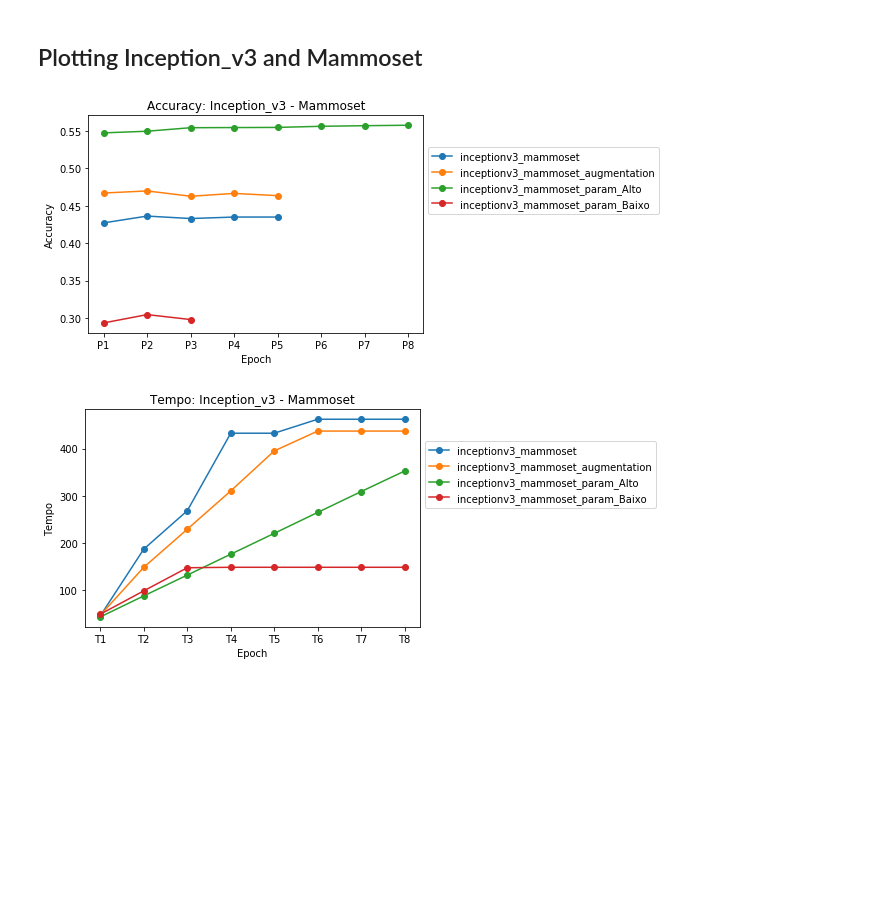
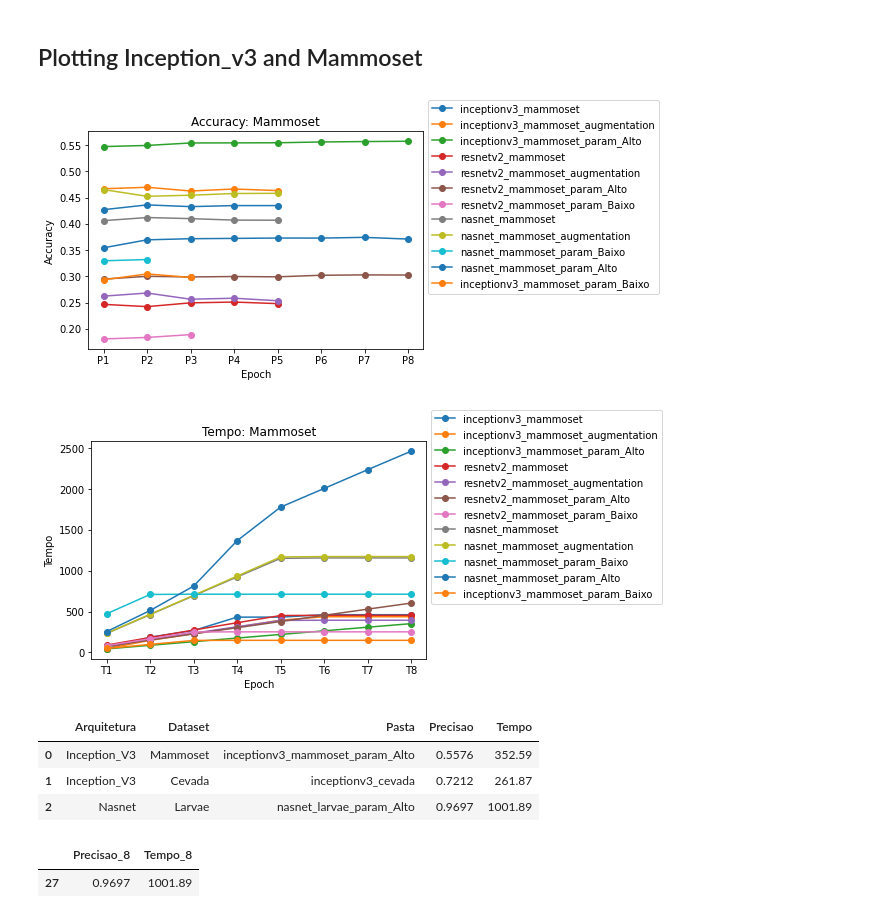
Before and after one commit to ViniciusLavorte/Python, a Jupyter notebook: Analise_TCC.ipynb, the cells around one changed output. Saved outputs shown, nothing was run; the diff lists cells and outputs as text; code cells hidden in the pictures; blank space fills up the shorter version.

```diff
--- a/Analise_TCC.ipynb
+++ b/Analise_TCC.ipynb
@@ -1,7 +1,7 @@
 # %%
 import numpy as np
 import pandas as pd
-import sqlalchemy as sqla
+#import sqlalchemy as sqla
 import matplotlib.pyplot as plt
-base = pd.read_csv('Resultados_TCC2 - eval.csv')
+base = pd.read_csv('Resultado_processado_TCC2_eval.csv',delimiter=';')
 # %%
@@ -139,7 +168,7 @@ plt.show()
 ## Inception_v3 and Mammoset
 # %%
 # Precisão Inception_v3 e Mammoset
-b = base.loc[(base.Amostra_Dados == 'mammoset') & (base.Rede == 'Inception_v3'),Precisao]
+b = base.loc[(base.Amostra_Dados == 'mammoset') & ((base.Rede == 'Resnet_v2')|(base.Rede == 'Nasnet')|(base.Rede == 'Inception_V3')),Precisao]
 bt = b.T
 bt.columns = bt.iloc[0]
 bt = bt.drop(['Pasta'])
@@ -149,7 +178,7 @@ bt.index = bt_row
 
 
 # Tempo Inception_v3 e Mammoset
-c = base.loc[(base.Amostra_Dados == 'mammoset') & (base.Rede == 'Inception_v3'),Tempo]
+c = base.loc[(base.Amostra_Dados == 'mammoset') & ((base.Rede == 'Resnet_v2')|(base.Rede == 'Nasnet')|(base.Rede == 'Inception_V3')),Tempo]
 ct = c.T
 ct.columns = ct.iloc[0]
 ct = ct.drop(['Pasta'])
@@ -173,18 +202,40 @@ ct
 # %%
 # Plotando as saídas de Accuracia e tempo
 plt.plot(bt.iloc[:-1,:],marker ='o')
-plt.title('Accuracy: Inception_v3 - Mammoset')
+plt.title('Accuracy: Mammoset')
 plt.legend(bt.columns,loc='center left', bbox_to_anchor=(1, 0.7))
 plt.ylabel('Accuracy')
 plt.xlabel('Epoch')
 plt.show()
 
 plt.plot(ct.iloc[:-1,:],marker ='o')
-plt.title('Tempo: Inception_v3 - Mammoset')
+plt.title('Tempo: Mammoset')
 plt.legend(bt.columns,loc='center left', bbox_to_anchor=(1, 0.7))
 plt.ylabel('Tempo')
 plt.xlabel('Epoch')
 plt.show()
 # %% [output]
-[figure, old version]
+[figure, new version]
-[figure, old version]
+[figure, new version]
+# %%
+#base.loc[(base.Pasta == 'inceptionv3_mammoset_param_Alto',['Precisao_8', 'Tempo_8'])|(base.Pasta == 'inceptionv3_cevada',['Precisao_5', 'Tempo_5'])]
+
+#a = base.loc[base.Pasta == 'inceptionv3_mammoset_param_Alto',['Precisao_8', 'Tempo_8']]
+
+a = pd.DataFrame({'Pasta' : ["inceptionv3_mammoset_param_Alto", "inceptionv3_cevada", "nasnet_larvae_param_Alto"],
+                  'Dataset' : ['Mammoset','Cevada','Larvae'],
+                  'Arquitetura': ['Inception_V3','Inception_V3','Nasnet'],
+                  'Precisao' : [0.5576,0.7212,0.9697],
+                   'Tempo' : [352.59,261.87,1001.89]})
+a
+# %% [output]
+|  | Arquitetura | Dataset | Pasta | Precisao | Tempo |
+| 0 | Inception_V3 | Mammoset | inceptionv3_mammoset_param_Alto | 0.5576 | 352.59 |
+| 1 | Inception_V3 | Cevada | inceptionv3_cevada | 0.7212 | 261.87 |
+| 2 | Nasnet | Larvae | nasnet_larvae_param_Alto | 0.9697 | 1001.89 |
+# %%
+a = base.loc[base.Pasta == 'nasnet_larvae_param_Alto',['Precisao_8', 'Tempo_8']]
+a
+# %% [output]
+|  | Precisao_8 | Tempo_8 |
+| 27 | 0.9697 | 1001.89 |
```
Also changed, not shown: parts of 9 cells of this notebook, 1 other file.
